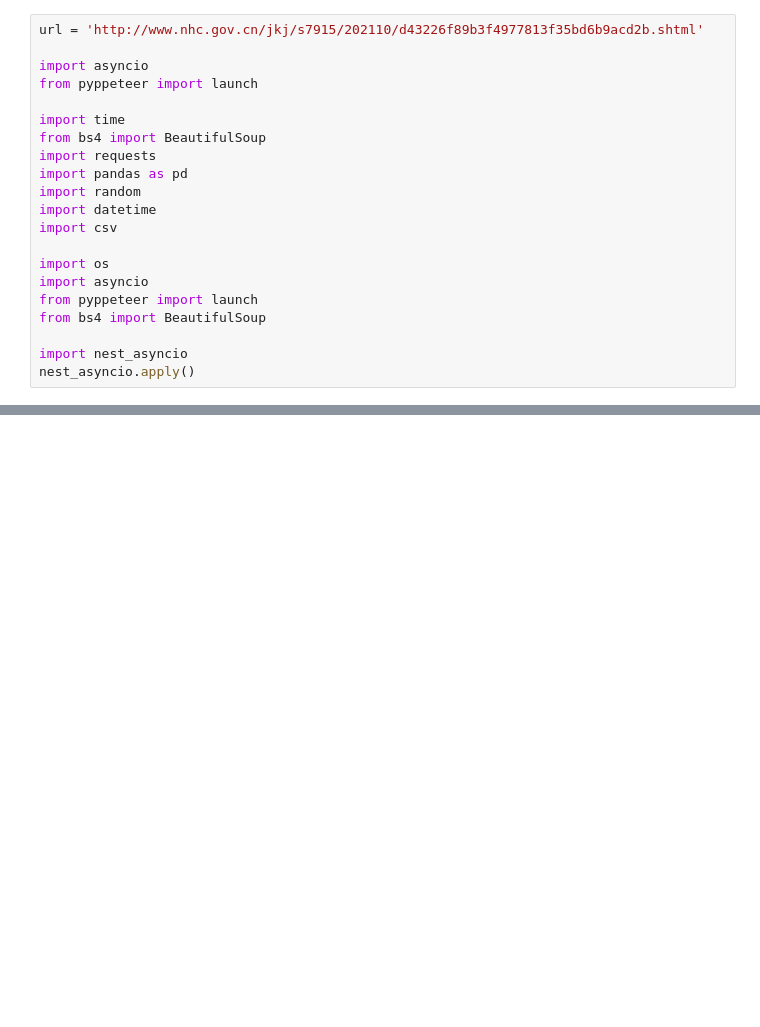
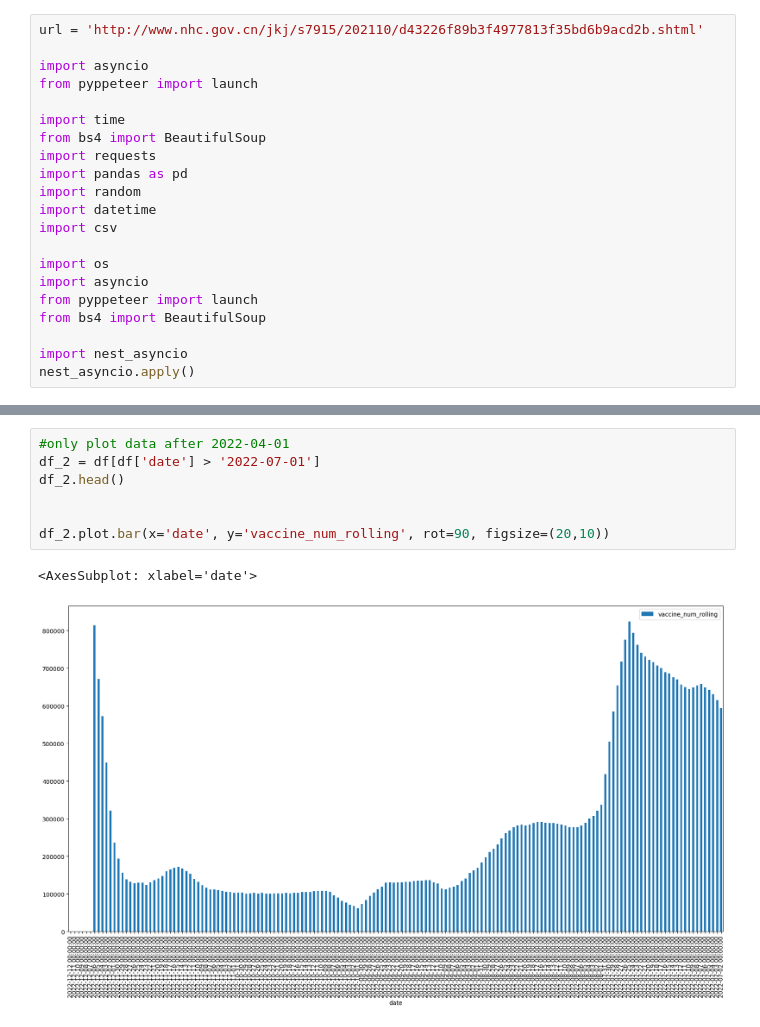
Before and after one commit to yong-xiong/china-vaccination, a Jupyter notebook: china-vaccination.ipynb, the cells around one changed output, grey strips where cells are left out. Saved outputs shown, nothing was run; the diff lists cells and outputs as text; blank space fills up the shorter version.

```diff
--- a/china-vaccination.ipynb
+++ b/china-vaccination.ipynb
@@ -280,0 +331,10 @@ def getContent(html):
+# %%
+#only plot data after 2022-04-01
+df_2 = df[df['date'] > '2022-07-01']
+df_2.head()
+
+
+df_2.plot.bar(x='date', y='vaccine_num_rolling', rot=90, figsize=(20,10))
+# %% [output]
+<AxesSubplot: xlabel='date'>
+[figure, added]
```
Also changed, not shown: parts of 25 cells of this notebook, 3 other files.
